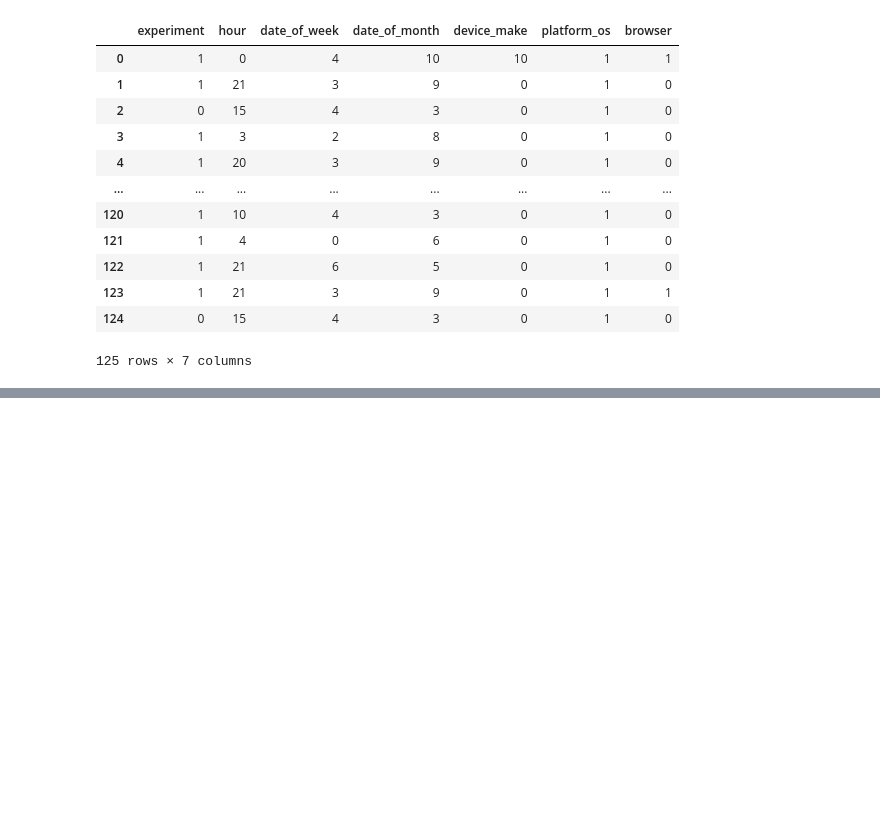
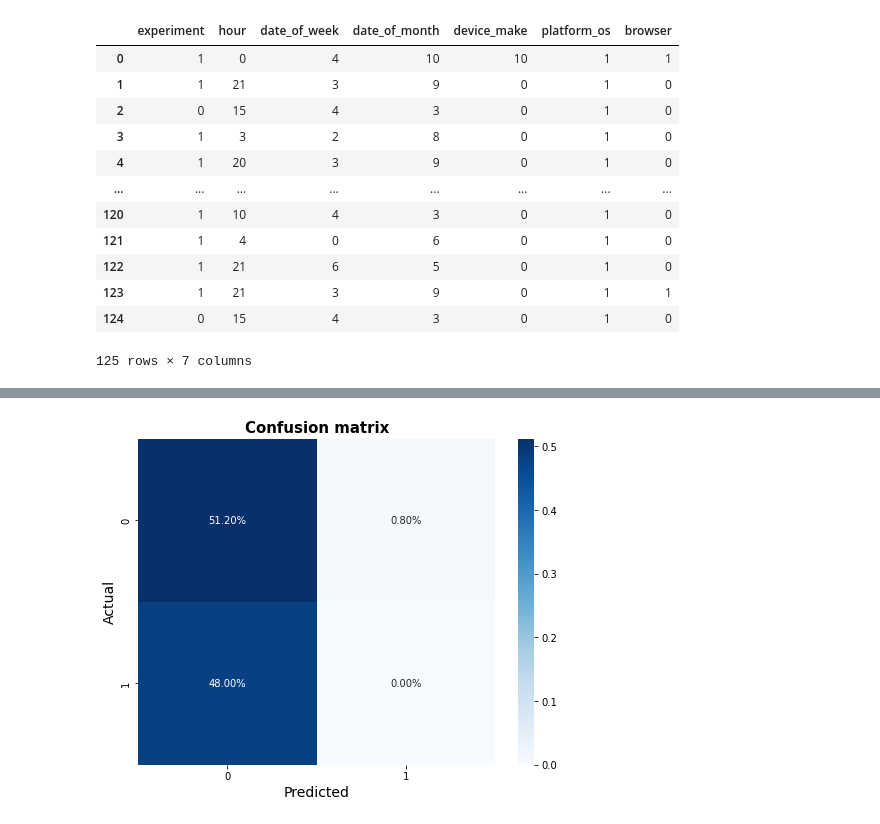
Before and after one commit to Samrawit02/abtest-mlops, a Jupyter notebook: notebooks/ml_AB_testing..ipynb, the cells around one changed output, grey strips where cells are left out. Cells and saved outputs as stored; diff of their text form; code cells hidden in the pictures; blank space fills up the shorter version.

```diff
--- a/notebooks/ml_AB_testing..ipynb
+++ b/notebooks/ml_AB_testing..ipynb
@@ -70,21 +70,3 @@ test_feature
 | 123 | 1 | 21 | 3 | 9 | 0 | 1 | 1 |
 | 124 | 0 | 15 | 4 | 3 | 0 | 1 | 0 |
 125 rows × 7 columns
-# %%
-def plot_confusion_metrics(actual, y_preds):
-  plt.figure(figsize=(8, 6))
-  cf_matrix = metrics.confusion_matrix(actual, y_preds)
-  sns.heatmap(cf_matrix / np.sum(cf_matrix), annot=True, fmt='.2%', cmap='Blues')
-  plt.title('Confusion matrix', fontsize=15, fontweight='bold')
-  plt.ylabel('Actual', fontsize=14)
-  plt.xlabel('Predicted', fontsize=14)
-  plt.show()
-# %%
-def plot_confusion_metrics(actual, y_preds):
-  plt.figure(figsize=(8, 6))
-  cf_matrix = metrics.confusion_matrix(actual, y_preds)
-  sns.heatmap(cf_matrix / np.sum(cf_matrix), annot=True, fmt='.2%', cmap='Blues')
-  plt.title('Confusion matrix', fontsize=15, fontweight='bold')
-  plt.ylabel('Actual', fontsize=14)
-  plt.xlabel('Predicted', fontsize=14)
-  plt.show()
@@ -95,0 +80,5 @@ FileNotFoundError: [Errno 2] No such file or directory: '../models/logistic_mode
+# %%
+y_preds = model.predict(test_feature)
+plot_confusion_metrics(test_labels, y_preds)
+# %% [output]
+[figure, added]
```
Also changed, not shown: parts of 8 cells of this notebook, 46 other files.
